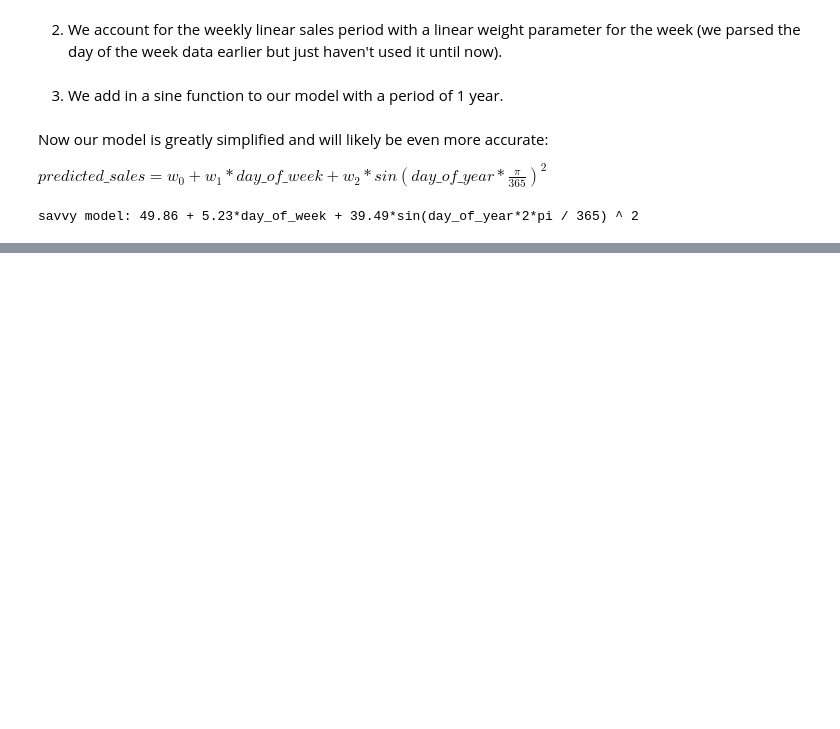
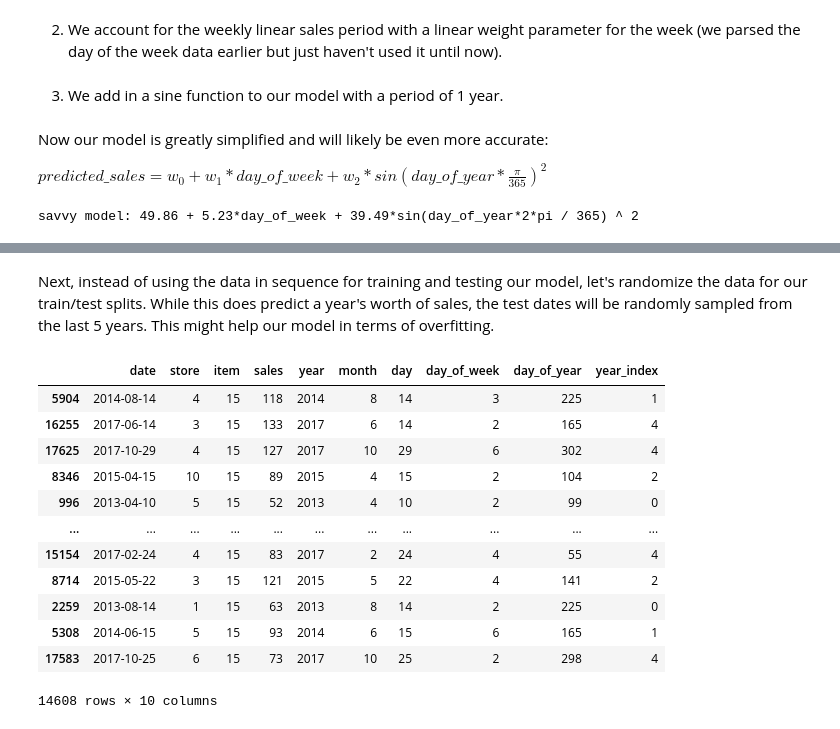
Before and after one commit to sh-biswas/demand-forecasting_Cogs109Final, a Jupyter notebook: Report.ipynb, the cells around one changed output, grey strips where cells are left out. Cells and saved outputs as stored; diff of their text form; code cells hidden in the pictures; blank space fills up the shorter version.

```diff
--- a/Report.ipynb
+++ b/Report.ipynb
@@ -377 +336,3 @@ MSE_train: 505.37257973988847 | MSE_test: 769.2404264098831
 [figure]
+# %% [markdown]
+Next, instead of using the data in sequence for training and testing our model, let's randomize the data for our train/test splits. While this does predict a year's worth of sales, the test dates will be randomly sampled from the last 5 years. This might help our model in terms of overfitting.
@@ -377,0 +341,16 @@ MSE_train: 505.37257973988847 | MSE_test: 769.2404264098831
+# %%
+train_split
+# %% [output]
+|  | date | store | item | sales | year | month | day | day_of_week | day_of_year | year_index |
+| 5904 | 2014-08-14 | 4 | 15 | 118 | 2014 | 8 | 14 | 3 | 225 | 1 |
+| 16255 | 2017-06-14 | 3 | 15 | 133 | 2017 | 6 | 14 | 2 | 165 | 4 |
+| 17625 | 2017-10-29 | 4 | 15 | 127 | 2017 | 10 | 29 | 6 | 302 | 4 |
+| 8346 | 2015-04-15 | 10 | 15 | 89 | 2015 | 4 | 15 | 2 | 104 | 2 |
+| 996 | 2013-04-10 | 5 | 15 | 52 | 2013 | 4 | 10 | 2 | 99 | 0 |
+| ... | ... | ... | ... | ... | ... | ... | ... | ... | ... | ... |
+| 15154 | 2017-02-24 | 4 | 15 | 83 | 2017 | 2 | 24 | 4 | 55 | 4 |
+| 8714 | 2015-05-22 | 3 | 15 | 121 | 2015 | 5 | 22 | 4 | 141 | 2 |
+| 2259 | 2013-08-14 | 1 | 15 | 63 | 2013 | 8 | 14 | 2 | 225 | 0 |
+| 5308 | 2014-06-15 | 5 | 15 | 93 | 2014 | 6 | 15 | 6 | 165 | 1 |
+| 17583 | 2017-10-25 | 6 | 15 | 73 | 2017 | 10 | 25 | 2 | 298 | 4 |
+14608 rows × 10 columns
```
Also changed, not shown: parts of 15 cells of this notebook.
